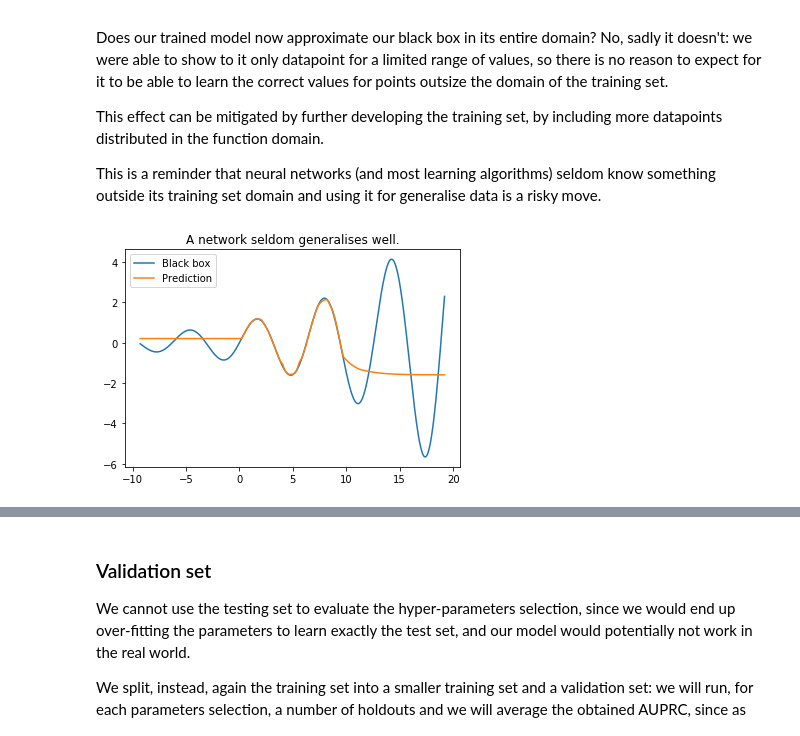
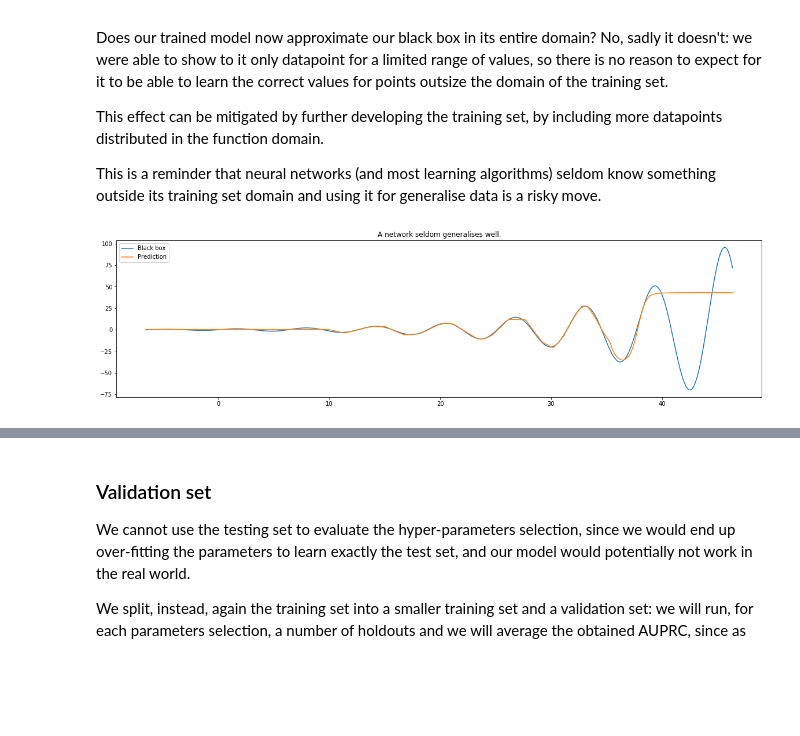
Before and after one commit to LucaCappelletti94/Master-in-Bioinformatics-and-Functional-genomics, a Jupyter notebook: MLP.ipynb, the cells around one changed output, grey strips where cells are left out. Cells and saved outputs as stored; diff of their text form; code cells hidden in the pictures; blank space fills up the shorter version.

```diff
--- a/MLP.ipynb
+++ b/MLP.ipynb
@@ -92,7 +93,7 @@ def black_box_sampler(N:int, seed:int=42)->Tuple[np.ndarray, np.ndarray]:
         seed:int=42, the number of the seed to be used to render the extraction reproducible.
     """
     set_seed(seed)
-    x = np.random.uniform(low=0, high=10, size=N).reshape(-1, 1)
+    x = np.random.uniform(low=0, high=40, size=N).reshape(-1, 1)
     y = black_box(x)
     return x, y
 # %% [markdown]
@@ -213,10 +214,15 @@ As optimizer we will be using the **[Stochastic gradient descent](https://keras.
 $$w_{i, j} \leftarrow w_{i, j}-\eta_{t} \frac{1}{\left|S_{t}\right|} \sum_{s \in S_{t}} \frac{\partial \ell_{s}(W)}{\partial w_{i, j}}$$
 where \(S_t\) is a subset of fixed cardinality extracted from the training set and $\eta_{t}$ is a step coefficient, which can either be constant or be defined by a function, for example, often, as a momentum.
 # %%
-def auc(y_true, y_pred):
-    auc = tf.metrics.auc(y_true, y_pred)[1]
+def auroc(y_true, y_pred):
+    score = tf.metrics.auc(y_true, y_pred, curve="ROC")[1]
     K.get_session().run(tf.local_variables_initializer())
-    return auc
+    return score
+
+def auprc(y_true, y_pred):
+    score = tf.metrics.auc(y_true, y_pred, curve="PR")[1]
+    K.get_session().run(tf.local_variables_initializer())
+    return score
 
 
 def mlp(breath:int, deapth:int, random_state:int=42):
@@ -234,7 +240,7 @@ def mlp(breath:int, deapth:int, random_state:int=42):
     model.compile(
         optimizer='nadam',
         loss='mean_squared_error',
-        metrics=[auc,'accuracy']
+        metrics=[auroc, auprc, 'accuracy']
     )
     return model
 # %%
@@ -307,11 +314,11 @@ def chain_histories(new_history, old_history):
         key: old_history[key] + new_history[key] for key in old_history
     }
 # %%
-base_epochs = 100
+base_epochs = 150
 steps = 5
 batch_size = 16
 breath, deapth = 15, 5
-N = 50
+N = 100
 # %%
 our_first_model = mlp(breath, deapth)
 print_summary(our_first_model)
@@ -388,19 +395,20 @@ This effect can be mitigated by further developing the training set, by includin
 
 This is a reminder that neural networks (and most learning algorithms) seldom know something outside its training set domain and using it for generalise data is a risky move.
 # %%
-x = np.linspace(-1,2,endpoint=True,num=500).reshape(-1, 1)
+x = np.linspace(-0.2,1.2,endpoint=True,num=1000).reshape(-1, 1)
 scaled_x = x_scaler.inverse_transform(x)
+plt.figure(figsize=(20, 5))
 plt.plot(scaled_x, black_box(scaled_x),  label="Black box")
 plt.plot(
     scaled_x,
     y_scaler.inverse_transform(our_first_model.predict(x)),
     label='Prediction'
 )
 plt.legend()
 plt.title("A network seldom generalises well.")
 plt.show()
 # %% [output]
-[figure, old version]
+[figure, new version]
 # %% [markdown]
 ## Bayesian optimization of hyper-parameters
 The model we have created has lots of hyper-parameters: the number of hidden layers, the breadth of each layer, the batch size and so on: is there a way to determine which one has the best results?
```
Also changed, not shown: parts of 9 cells of this notebook, 1 other file.
